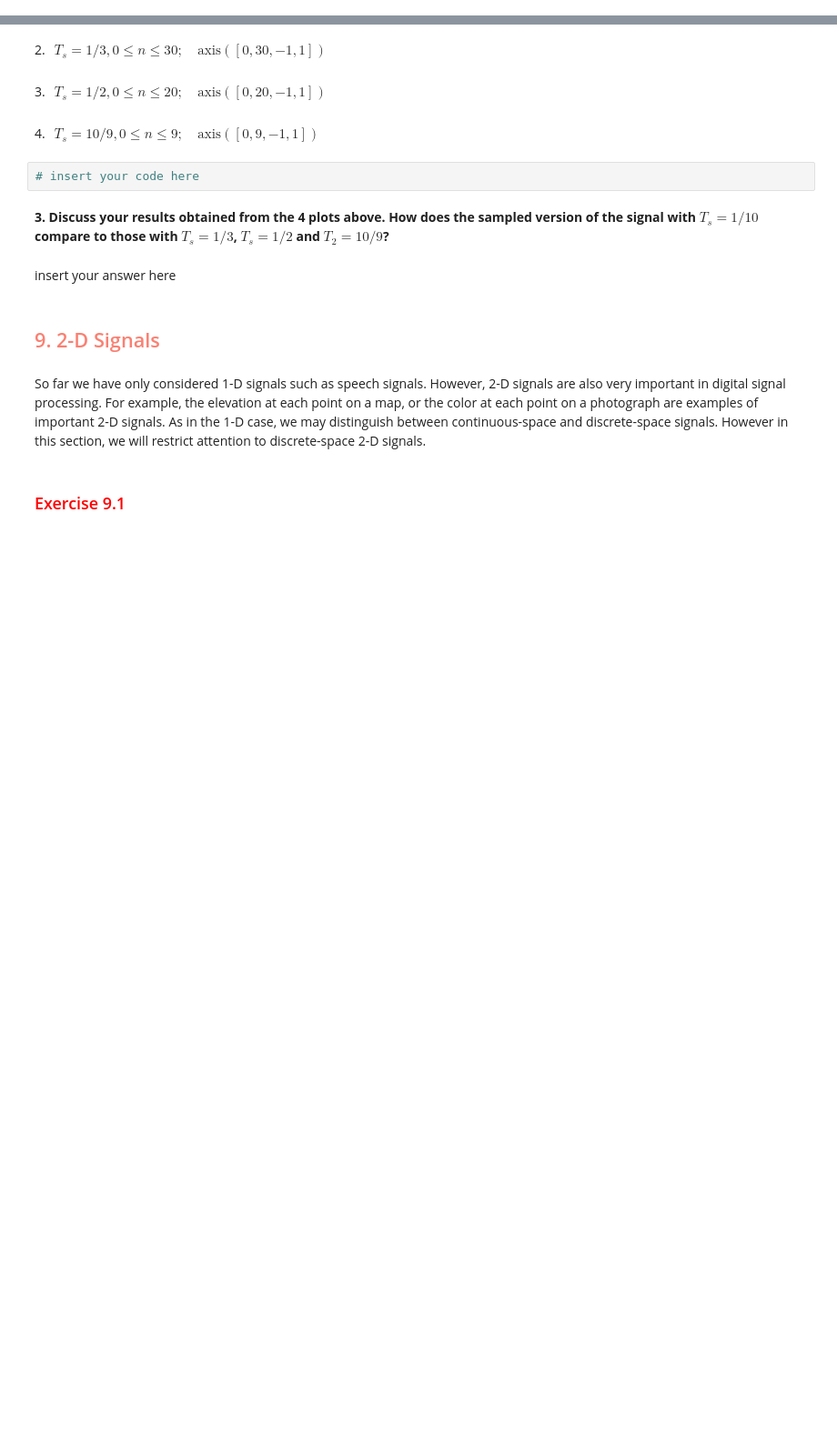
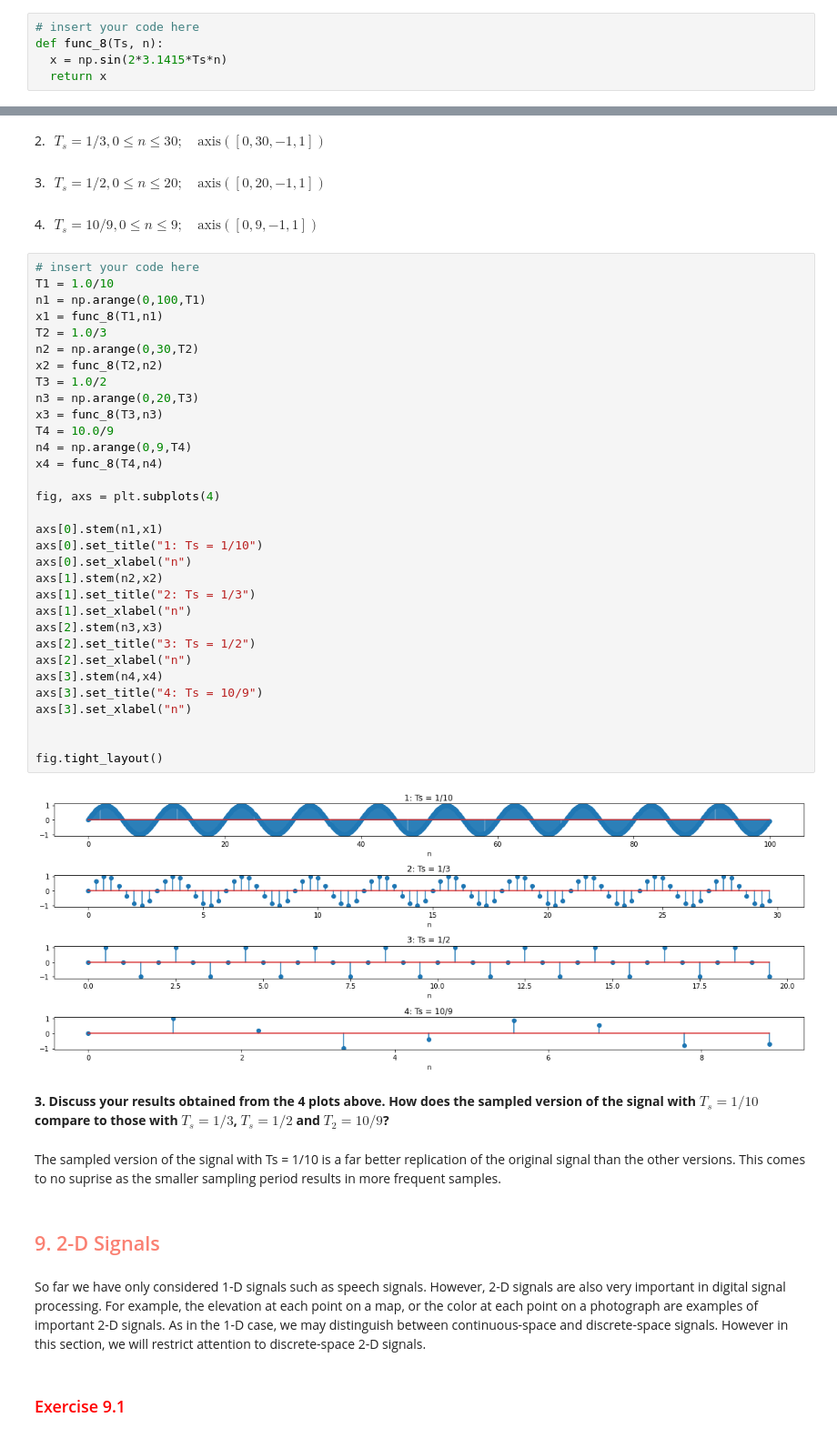
Before and after one commit to JustinWang781/438-Lab01, a Jupyter notebook: lab01_individual_report.ipynb, the cells around one changed output, grey strips where cells are left out. Shown: that part at 91% size. Drawn from its saved outputs; the diff is of its cells as text; blank space fills up the shorter version.

````diff
--- a/lab01_individual_report.ipynb
+++ b/lab01_individual_report.ipynb
@@ -631,3 +697,8 @@ def func_8(Ts, n):
+# %%
+# insert your code here
+def func_8(Ts, n):
+  x = np.sin(2*3.1415*Ts*n)
+  return x
 # %% [markdown]
 **2. Use the ```plt.stem``` to plot the function $f(T_sn)$ defined above for the following values of $T_s$ and $n$.**
 
@@ -640,12 +711,44 @@ def func_8(Ts, n):
 3\. $\begin{align}T_s=1/2,0\leqslant n\leqslant 20;\quad\text{axis}([0, 20, -1, 1])\end{align}$
 # %% [markdown]
 4\. $\begin{align}T_s=10/9,0\leqslant n\leqslant 9;\quad\text{axis}([0, 9, -1, 1])\end{align}$
-# %%
-# insert your code here
+# %%
+# insert your code here
+T1 = 1.0/10
+n1 = np.arange(0,100,T1)
+x1 = func_8(T1,n1)
+T2 = 1.0/3
+n2 = np.arange(0,30,T2)
+x2 = func_8(T2,n2)
+T3 = 1.0/2
+n3 = np.arange(0,20,T3)
+x3 = func_8(T3,n3)
+T4 = 10.0/9
+n4 = np.arange(0,9,T4)
+x4 = func_8(T4,n4)
+
+fig, axs = plt.subplots(4)
+
+axs[0].stem(n1,x1)
+axs[0].set_title("1: Ts = 1/10")
+axs[0].set_xlabel("n")
+axs[1].stem(n2,x2)
+axs[1].set_title("2: Ts = 1/3")
+axs[1].set_xlabel("n")
+axs[2].stem(n3,x3)
+axs[2].set_title("3: Ts = 1/2")
+axs[2].set_xlabel("n")
+axs[3].stem(n4,x4)
+axs[3].set_title("4: Ts = 10/9")
+axs[3].set_xlabel("n")
+
+
+fig.tight_layout()
+# %% [output]
+[figure, added]
 # %% [markdown]
 **3. Discuss your results obtained from the 4 plots above. How does the sampled version of the signal with $T_s=1/10$ compare to those with $T_s=1/3$, $T_s=1/2$ and $T_2=10/9$?**
-# %% [markdown]
-insert your answer here
+# %% [markdown]
+The sampled version of the signal with Ts = 1/10 is a far better replication of the original signal than the other versions.  This comes to no suprise as the smaller sampling period results in more frequent samples.
 # %% [markdown]
 <h2 style="color:salmon;"><left>9. 2-D Signals</left></h2>
 # %% [markdown]
````
Also changed, not shown: parts of 11 cells of this notebook.
